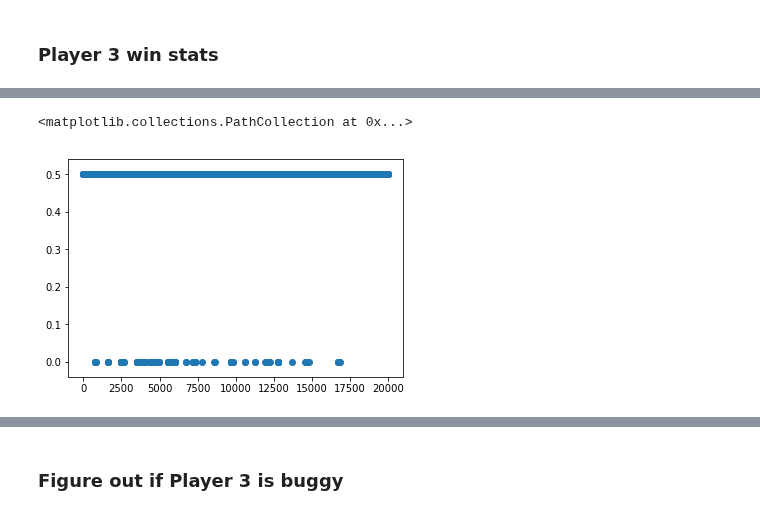
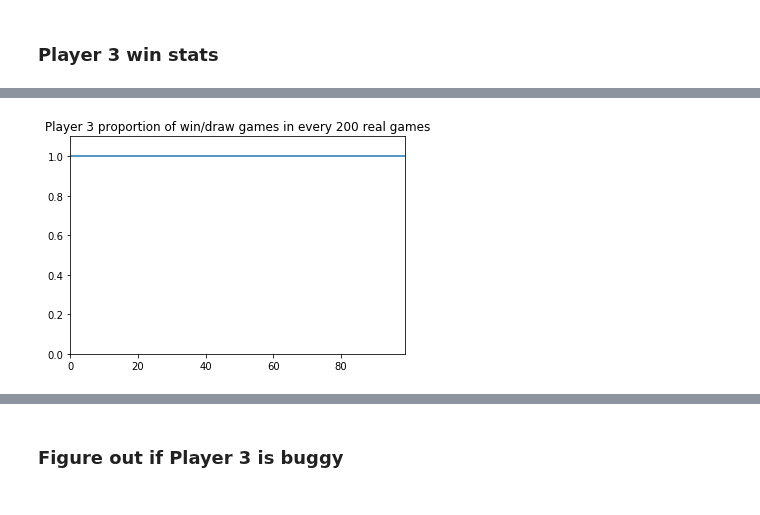
Before and after one commit to zeromh/tic_tac_toe_RI, a Jupyter notebook: tic_tac_toe_RL.ipynb, the cells around one changed output, grey strips where cells are left out. Drawn from its saved outputs; the diff is of its cells as text; code cells hidden in the pictures.

```diff
--- a/tic_tac_toe_RL.ipynb
+++ b/tic_tac_toe_RL.ipynb
@@ -486,3 +684,3 @@ p1_3_scores_agg.plot()
 # %%
 player3.set_epsilon(0)
-p1_3_real_game = ttt_game(player1, player3, print_output = False)
+p1_3_real_game = train_computer_players(player1, player3, n_games=20000, adj_pX_epsilon=False, adj_pO_epsilon=False)
@@ -506,5 +687,8 @@ p1_3_real_scores_agg.plot()
-# %%
-plt.scatter(np.arange(p1_3_real_scores.shape[0]), p1_3_real_scores.score)
-# %% [output]
-<matplotlib.collections.PathCollection at 0x...>
-[figure, removed]
+# %%
+p1_3_real_scores, p1_3_real_scores_agg = compute_player_stats(p1_3_real_game, 'playerO')
+# %%
+p1_3_real_scores_agg.plot()
+plt.title('Player 3 proportion of win/draw games in every 200 real games')
+plt.ylim(0,1.1);
+# %% [output]
+[figure, added]
```
Also changed, not shown: parts of 72 cells of this notebook.
